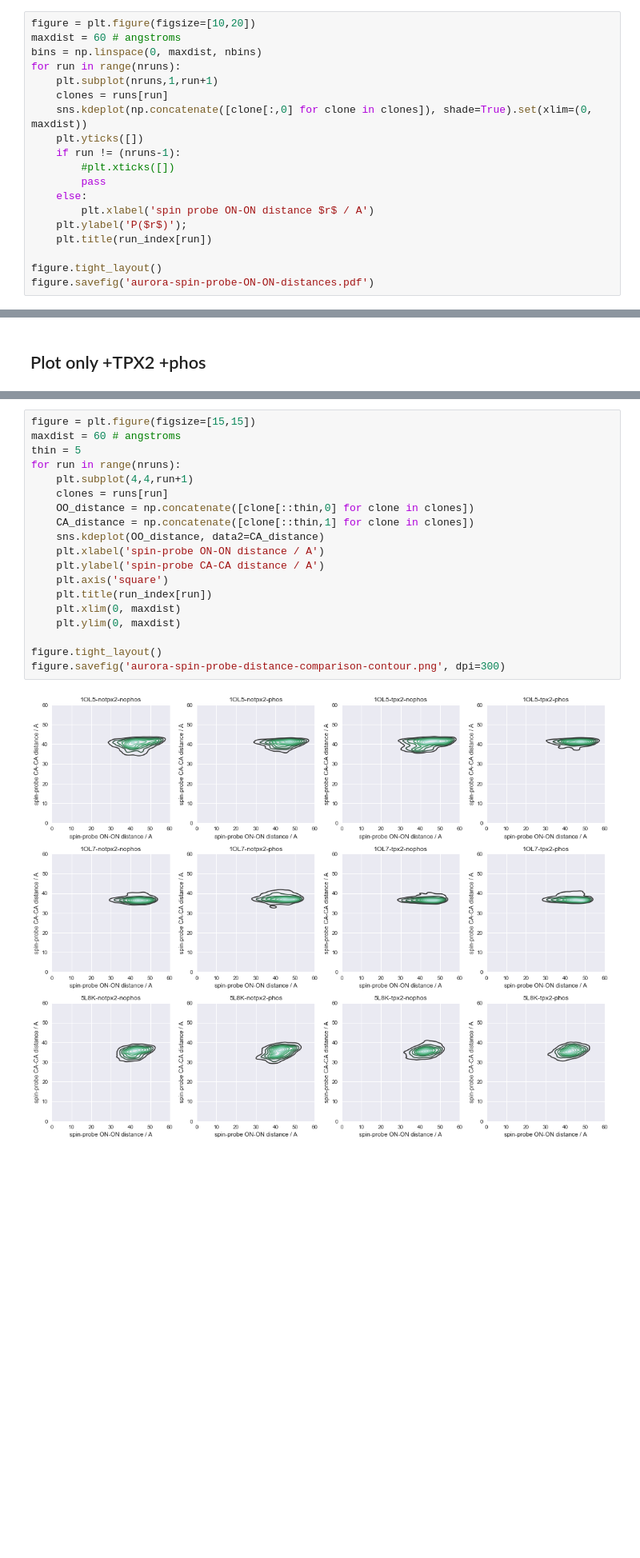
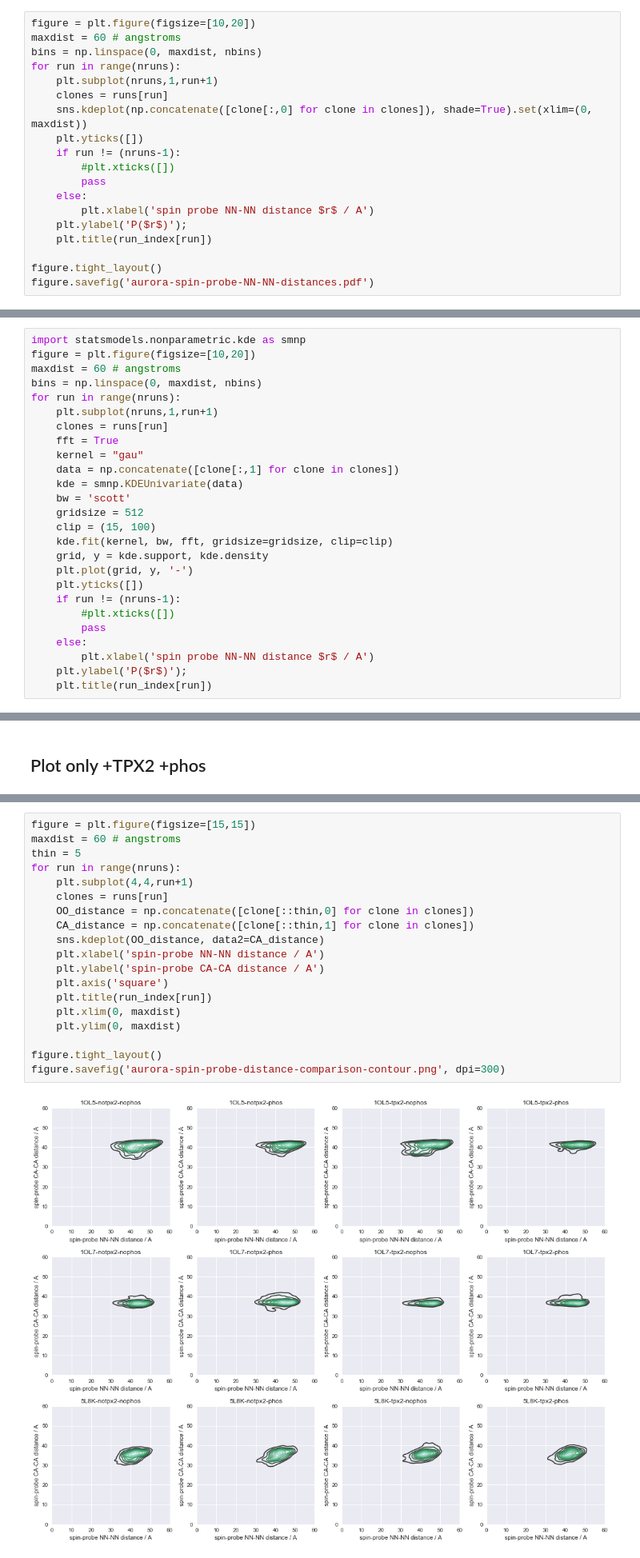
Before and after one commit to choderalab/AURKA_UMN, a Jupyter notebook: spin-probe-analysis/Analysis of spin probe distances.ipynb, the cells around one changed output, grey strips where cells are left out. Shown at 80% size. Cells and saved outputs as stored; diff of their text form; blank space fills up the shorter version.

```diff
--- a/spin-probe-analysis/Analysis of spin probe distances.ipynb
+++ b/spin-probe-analysis/Analysis of spin probe distances.ipynb
@@ -95,10 +95,10 @@ for run in range(nruns):
         #plt.xticks([])
         pass
     else:
-        plt.xlabel('spin probe ON-ON distance $r$ / A')
+        plt.xlabel('spin probe NN-NN distance $r$ / A')
     plt.ylabel('P($r$)');
     plt.title(run_index[run])
 
 figure.tight_layout()
-figure.savefig('aurora-spin-probe-ON-ON-distances.pdf')
+figure.savefig('aurora-spin-probe-NN-NN-distances.pdf')
 # %% [output]
@@ -105,0 +106,26 @@ figure.savefig('aurora-spin-probe-ON-ON-distances.pdf')
+# %%
+import statsmodels.nonparametric.kde as smnp
+figure = plt.figure(figsize=[10,20])
+maxdist = 60 # angstroms
+bins = np.linspace(0, maxdist, nbins)
+for run in range(nruns):
+    plt.subplot(nruns,1,run+1)
+    clones = runs[run]
+    fft = True
+    kernel = "gau"
+    data = np.concatenate([clone[:,1] for clone in clones])
+    kde = smnp.KDEUnivariate(data)
+    bw = 'scott'
+    gridsize = 512
+    clip = (15, 100)
+    kde.fit(kernel, bw, fft, gridsize=gridsize, clip=clip)
+    grid, y = kde.support, kde.density
+    plt.plot(grid, y, '-')
+    plt.yticks([])
+    if run != (nruns-1):
+        #plt.xticks([])
+        pass
+    else:
+        plt.xlabel('spin probe NN-NN distance $r$ / A')
+    plt.ylabel('P($r$)');
+    plt.title(run_index[run])
@@ -203,22 +232,22 @@ figure.savefig('aurora-tpx2-phos-OO-distance.pdf')
 # %%
 figure = plt.figure(figsize=[15,15])
 maxdist = 60 # angstroms
 thin = 5
 for run in range(nruns):
     plt.subplot(4,4,run+1)
     clones = runs[run]
     OO_distance = np.concatenate([clone[::thin,0] for clone in clones])
     CA_distance = np.concatenate([clone[::thin,1] for clone in clones])
     sns.kdeplot(OO_distance, data2=CA_distance)
-    plt.xlabel('spin-probe ON-ON distance / A')
+    plt.xlabel('spin-probe NN-NN distance / A')
     plt.ylabel('spin-probe CA-CA distance / A')
     plt.axis('square')
     plt.title(run_index[run])
     plt.xlim(0, maxdist)
     plt.ylim(0, maxdist)
 
 figure.tight_layout()
 figure.savefig('aurora-spin-probe-distance-comparison-contour.png', dpi=300)
 # %% [output]
-[figure, old version]
+[figure, new version]
 # %% [markdown]
```
Also changed, not shown: parts of 7 cells of this notebook, 2 other files.
